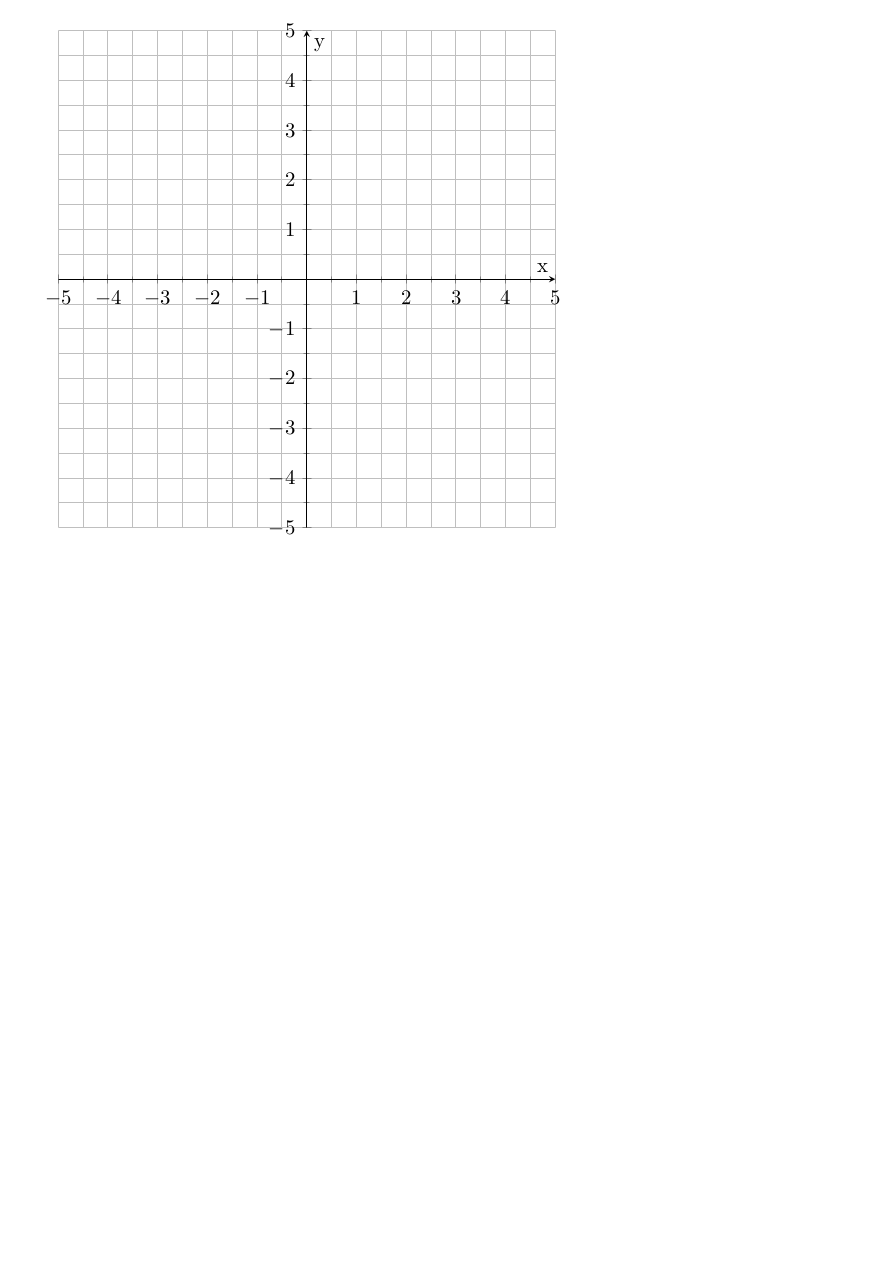
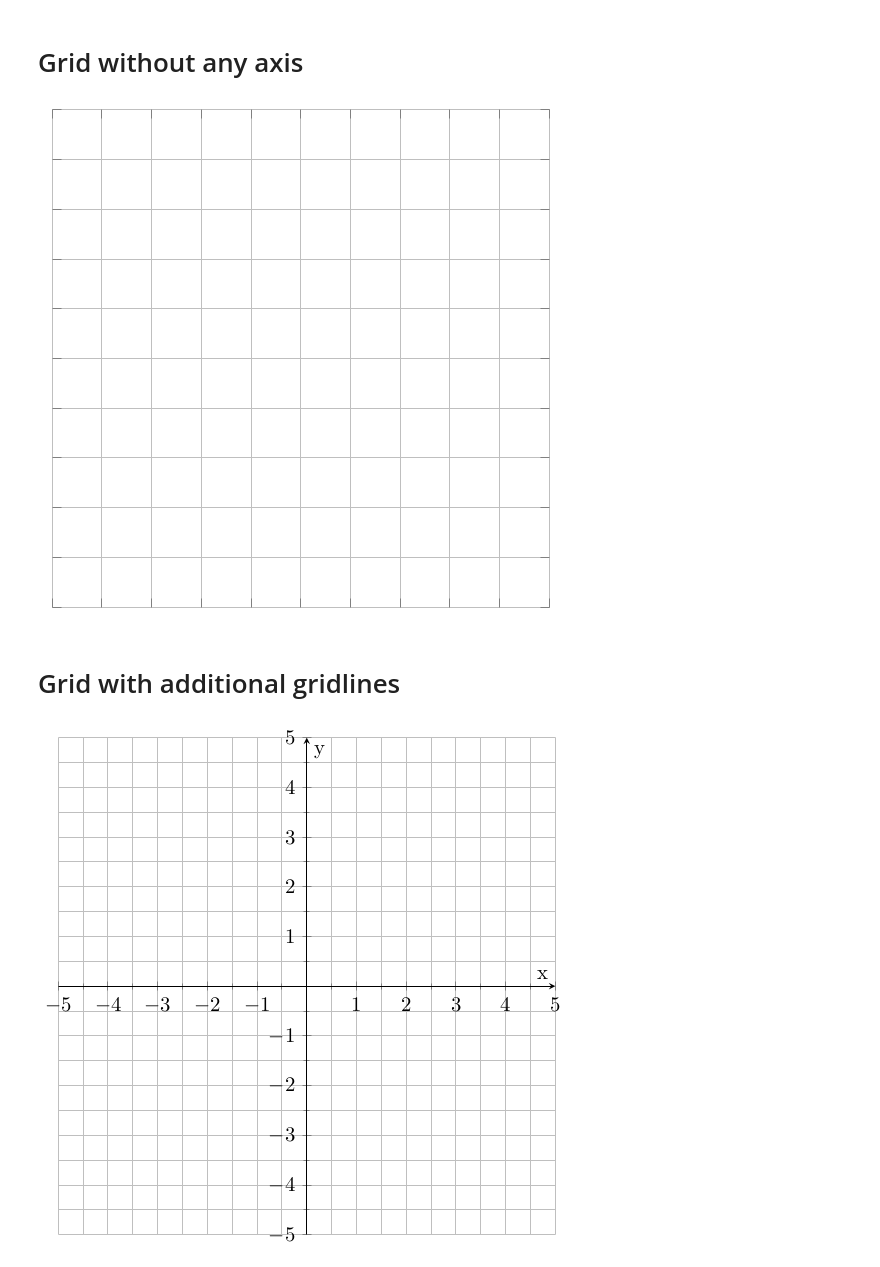
Before and after one commit to markuspirke/plots-with-julia, a Jupyter notebook: collection.ipynb, the cells around one changed output. Cells and saved outputs as stored; diff of their text form; code cells hidden in the pictures; blank space fills up the shorter version.

```diff
--- a/collection.ipynb
+++ b/collection.ipynb
@@ -12,3 +10,26 @@ xs = range(-5, 5, 100);
+# %% [markdown]
+# Grid without any axis
+# %%
+xs = range(-5, 5, 100)
+xs1 = range(0, 5, 100)
+ax = @pgf Axis(
+{
+    #xlabel = "x", ylabel = "y",
+    xmin = -5, xmax = 5, ymin = -5, ymax = 5,
+    xtick = -5:1:5, ytick = -5:1:5,
+    xticklabels= "",
+    yticklabels= "",
+    minor_tick_num = 0, # amount of grid lines between two major grid lines
+    grid = "both", # grid = "both" draws major and minor grid!
+    axis_line_style = "draw=none",
+    #tick style = "draw=none",
+    width = "10cm" , height = "10cm",
+    }
+)
+# %% [output]
+[figure, added]
+# %% [markdown]
+# Grid with additional gridlines
 # %%
 xs = range(-5, 5, 100)
 xs1 = range(0, 5, 100)
```
Also changed, not shown: parts of 3 cells of this notebook.
